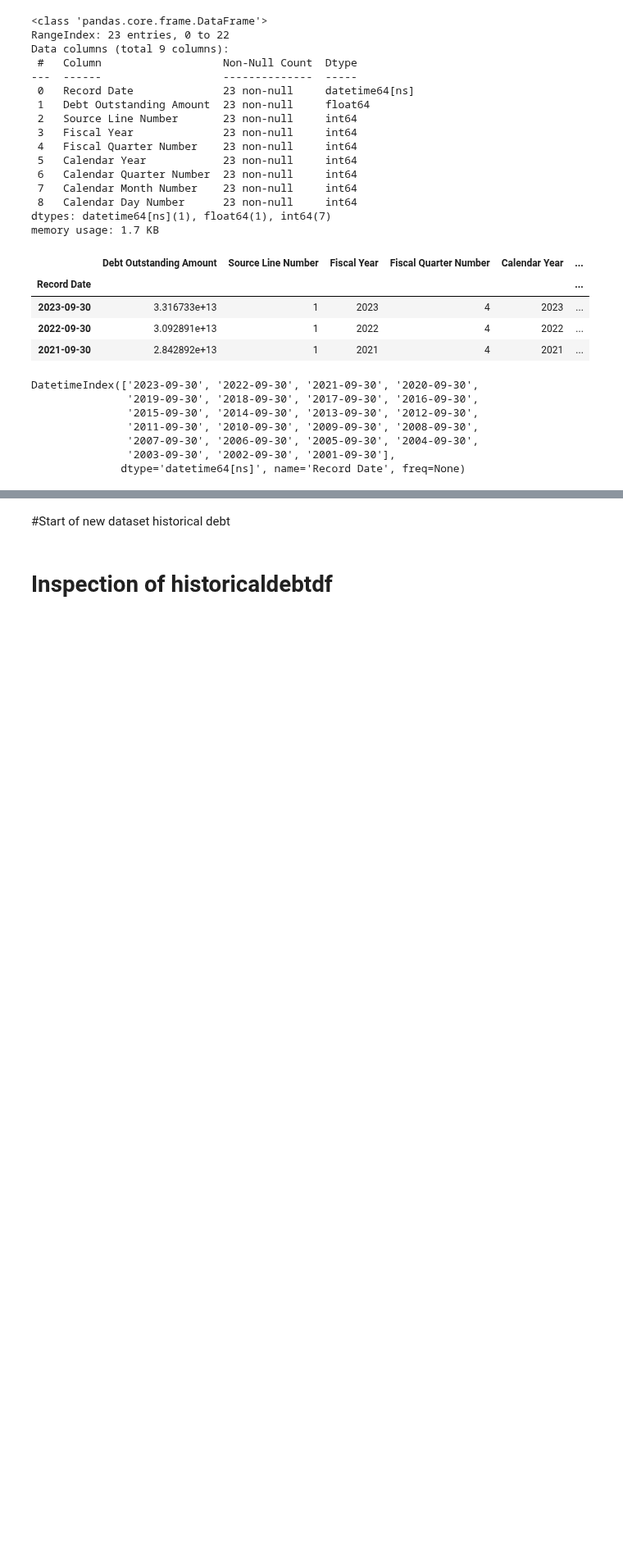
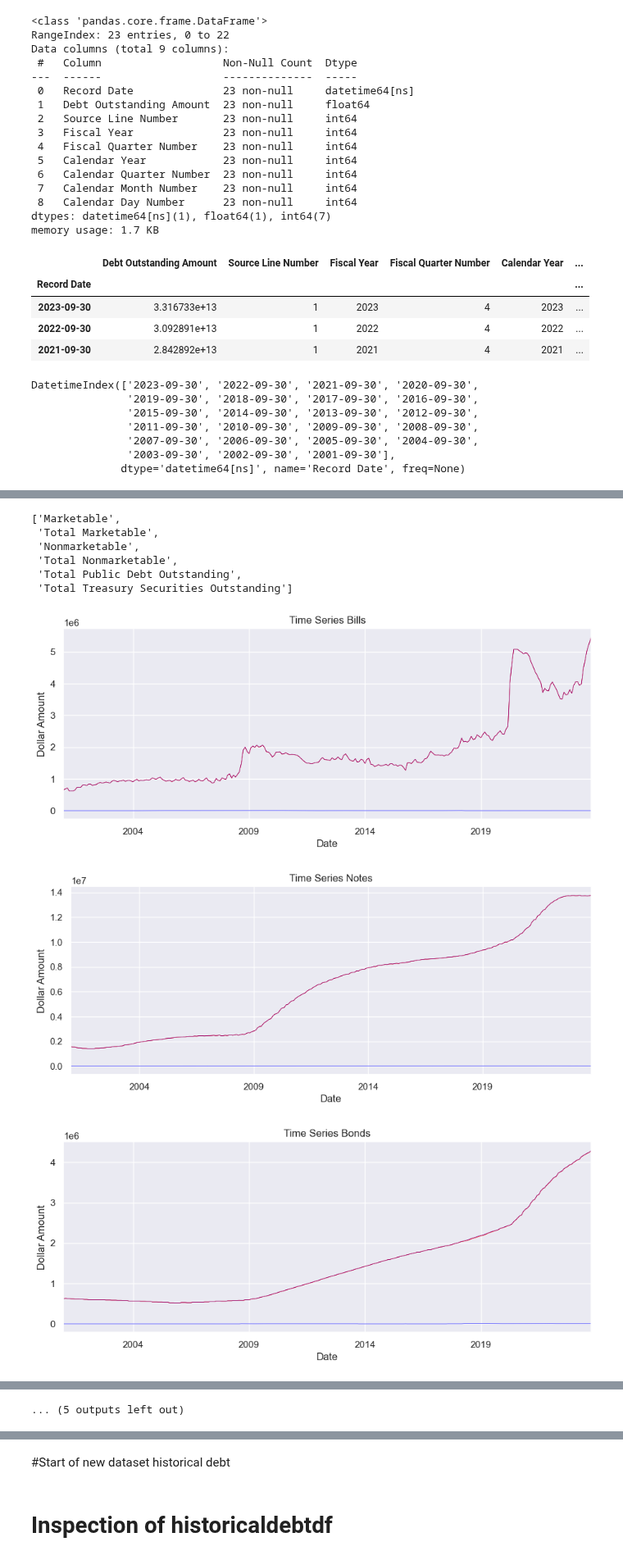
Before and after one commit to felabonte/DataMiningFinalProject, a Jupyter notebook: CS6220_DataMining_FinalProject.ipynb, the cells around one changed output, grey strips where cells are left out. Shown at 82% size. Drawn from its saved outputs; the diff is of its cells as text; code cells hidden in the pictures; blank space fills up the shorter version.

```diff
--- a/CS6220_DataMining_FinalProject.ipynb
+++ b/CS6220_DataMining_FinalProject.ipynb
@@ -517,0 +555,4 @@ hdout_clean.plot.line(x='Fiscal Year', y='Debt Outstanding Amount')
+# %%
+# Clean Data
+mspd_df = mspd.dropna()
+mspd_df
@@ -517,0 +590,3 @@ hdout_clean.plot.line(x='Fiscal Year', y='Debt Outstanding Amount')
+# %%
+mspd_df['Record Date']= pd.to_datetime(mspd_df['Record Date'])
+mspd_df.info()
@@ -517,0 +614,3 @@ hdout_clean.plot.line(x='Fiscal Year', y='Debt Outstanding Amount')
+# %%
+mspd_df = mspd_df.set_index('Record Date')
+mspd_df.head(3)
@@ -517,0 +634,6 @@ hdout_clean.plot.line(x='Fiscal Year', y='Debt Outstanding Amount')
+# %%
+# list of values of 'Security Class Description' column
+sec_classes = mspd_df['Security Class Description'].unique()
+security_class_set = sec_classes.tolist()
+security_class_set.remove('_')
+security_class_set
@@ -517,0 +658,29 @@ hdout_clean.plot.line(x='Fiscal Year', y='Debt Outstanding Amount')
+# %%
+# list of values of 'Security Type Description' column
+sec_type = mspd_df['Security Type Description'].unique()
+sec_type_set = sec_type.tolist()
+sec_type_set
+# %% [output]
+['Marketable',
+ 'Total Marketable',
+ 'Nonmarketable',
+ 'Total Nonmarketable',
+ 'Total Public Debt Outstanding',
+ 'Total Treasury Securities Outstanding']
+# %%
+sns.set(rc={'figure.figsize':(11, 4)})
+for sec_class in security_class_set:
+    df = mspd_df[mspd_df['Security Class Description'] == sec_class]
+    df['Debt Held by the Public (in Millions)'].plot(linewidth=0.5, color='red')
+    df['Intragovernmental Holdings (in Millions)'].plot(linewidth=0.5, color='blue')
+    df['Total Public Debt Outstanding (in Millions)'].plot(linewidth=0.5, color='purple')
+    plt.xlabel('Date')
+    plt.ylabel('Dollar Amount')
+
+    # displaying the title
+    plt.title("Time Series " + sec_class)
+    plt.show()
+# %% [output]
+[figure, added]
+[figure, added]
+[figure, added]
@@ -517,0 +696 @@ hdout_clean.plot.line(x='Fiscal Year', y='Debt Outstanding Amount')
+... (5 outputs left out)
```
Also changed, not shown: parts of 32 cells of this notebook.
